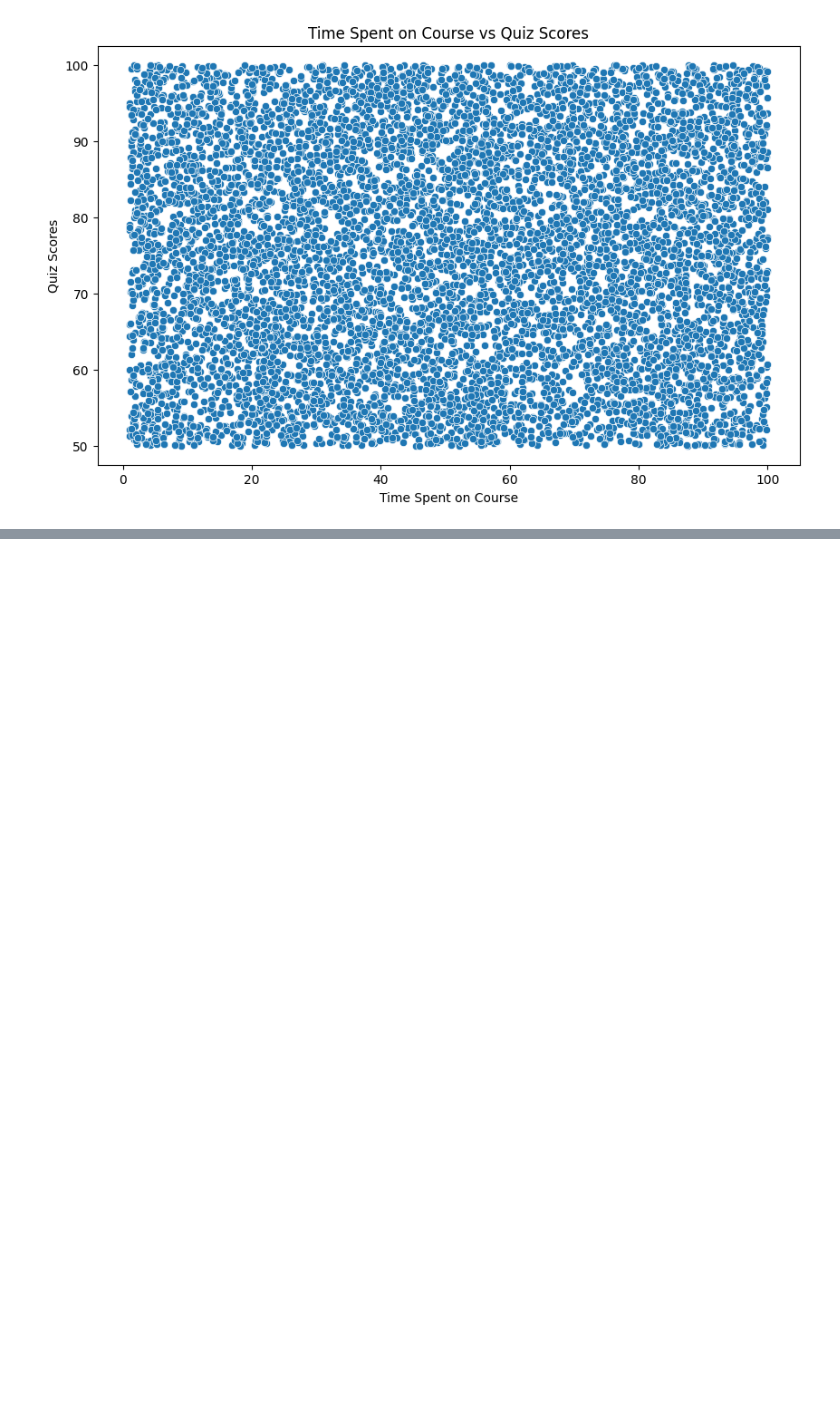
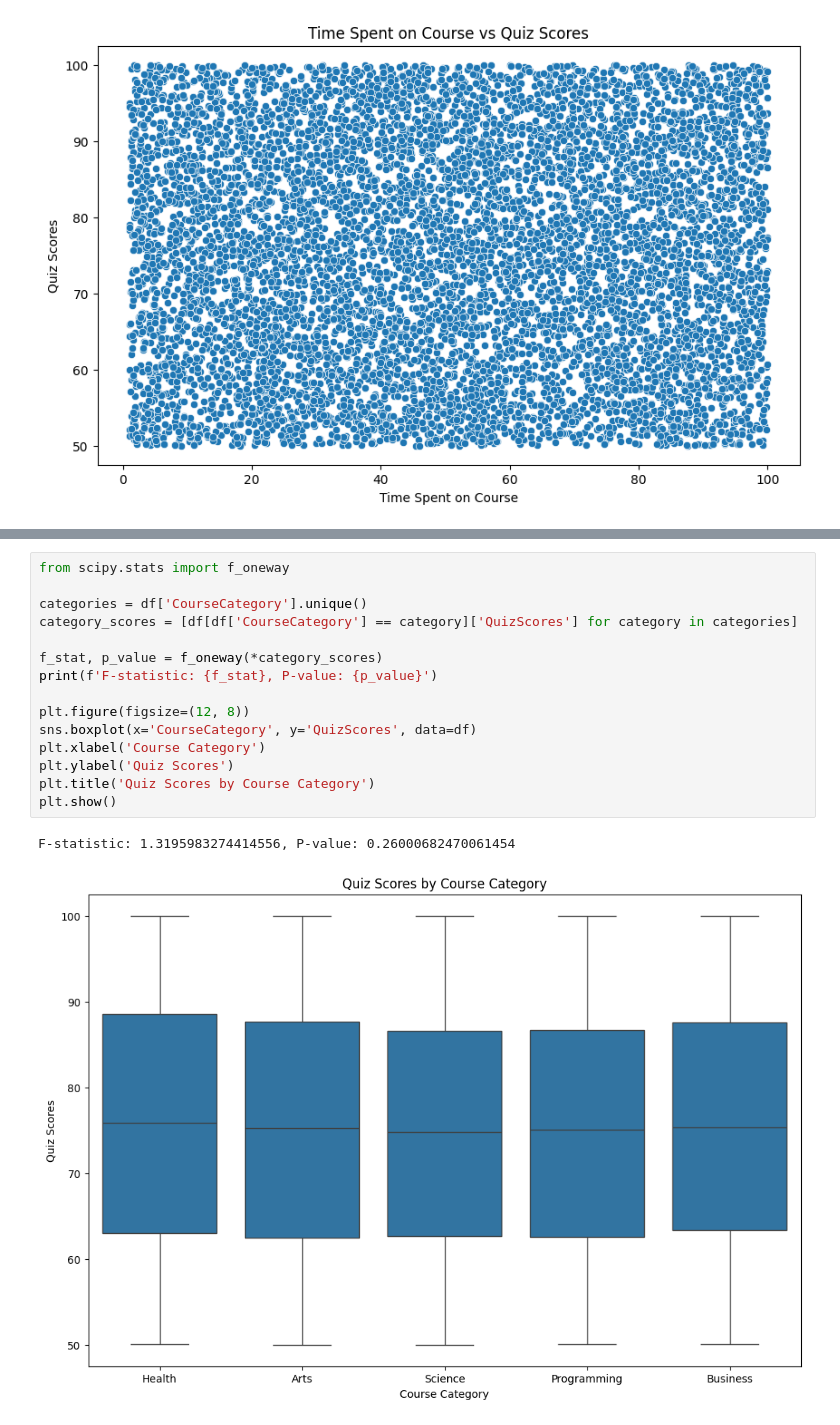
Before and after one commit to BissiriD/course_completion_project_1, a Jupyter notebook: main.ipynb, the cells around one changed output, grey strips where cells are left out. Cells and saved outputs as stored; diff of their text form; blank space fills up the shorter version.

```diff
--- a/main.ipynb
+++ b/main.ipynb
@@ -239,0 +262,18 @@ Number of users who did not take any quizzes: 648
+# %%
+from scipy.stats import f_oneway
+
+categories = df['CourseCategory'].unique()
+category_scores = [df[df['CourseCategory'] == category]['QuizScores'] for category in categories]
+
+f_stat, p_value = f_oneway(*category_scores)
+print(f'F-statistic: {f_stat}, P-value: {p_value}')
+
+plt.figure(figsize=(12, 8))
+sns.boxplot(x='CourseCategory', y='QuizScores', data=df)
+plt.xlabel('Course Category')
+plt.ylabel('Quiz Scores')
+plt.title('Quiz Scores by Course Category')
+plt.show()
+# %% [output]
+F-statistic: 1.3195983274414556, P-value: 0.26000682470061454
+[figure, added]
```
Also changed, not shown: parts of 6 cells of this notebook.
